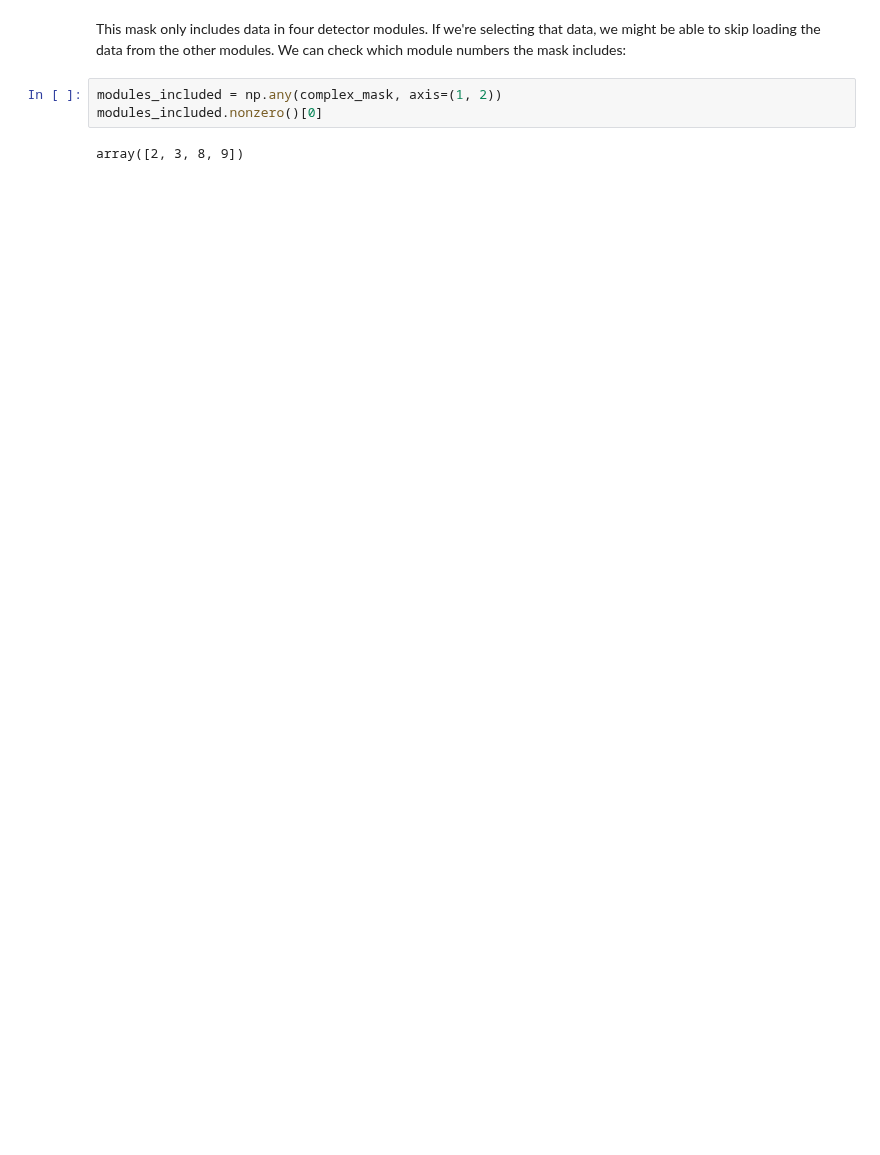
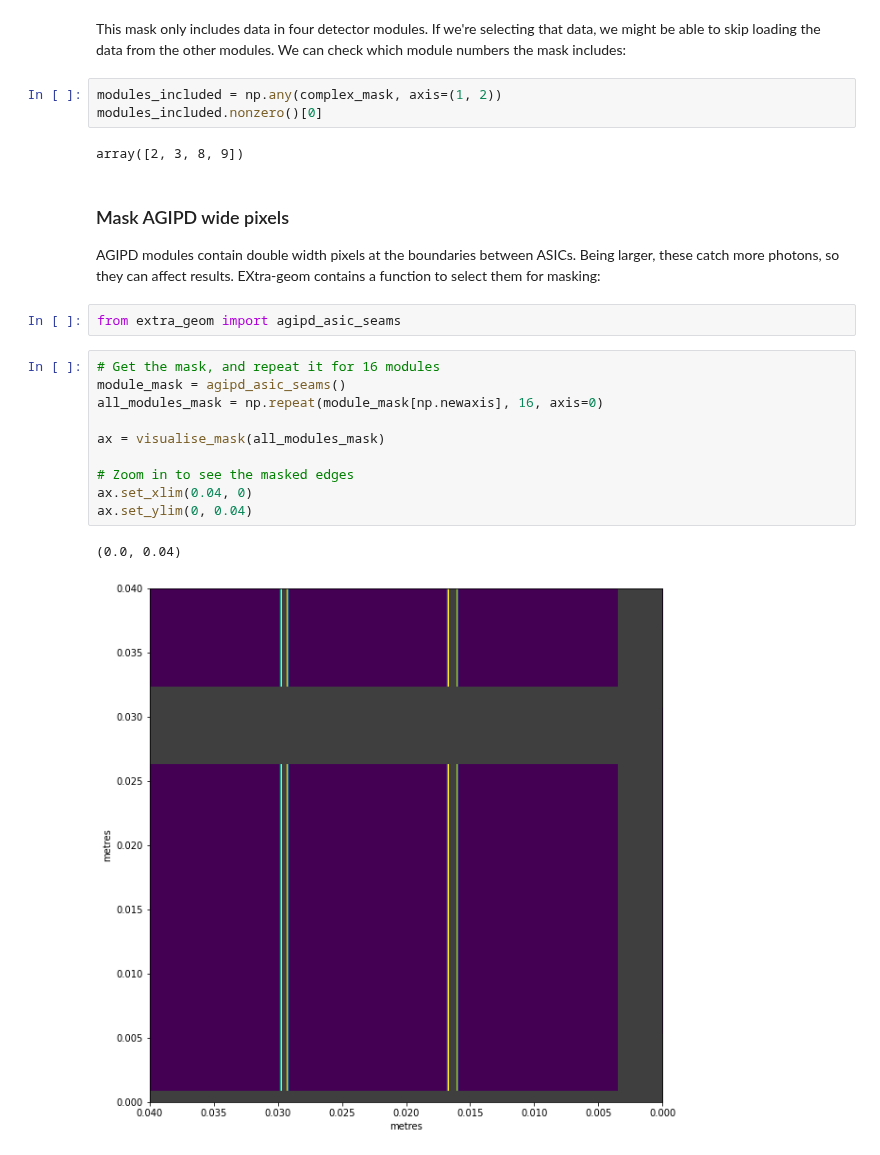
Before and after one commit to European-XFEL/EXtra-geom, a Jupyter notebook: docs/masks.ipynb, the cells around one changed output. Saved outputs shown, nothing was run; the diff lists cells and outputs as text; blank space fills up the shorter version.

Commit message:
Add example of using agipd_asic_edges() function

```diff
--- a/docs/masks.ipynb
+++ b/docs/masks.ipynb
@@ -86,3 +90,22 @@ modules_included = np.any(complex_mask, axis=(1, 2))
 modules_included.nonzero()[0]
 # %% [output]
 array([2, 3, 8, 9])
+# %% [markdown]
+### Mask AGIPD wide pixels
+
+AGIPD modules contain double width pixels at the boundaries between ASICs. Being larger, these catch more photons, so they can affect results. EXtra-geom contains a function to select them for masking:
+# %%
+from extra_geom import agipd_asic_seams
+# %%
+# Get the mask, and repeat it for 16 modules
+module_mask = agipd_asic_seams()
+all_modules_mask = np.repeat(module_mask[np.newaxis], 16, axis=0)
+
+ax = visualise_mask(all_modules_mask)
+
+# Zoom in to see the masked edges
+ax.set_xlim(0.04, 0)
+ax.set_ylim(0, 0.04)
+# %% [output]
+(0.0, 0.04)
+[figure, added]
```
Also changed, not shown: parts of 5 cells of this notebook.
